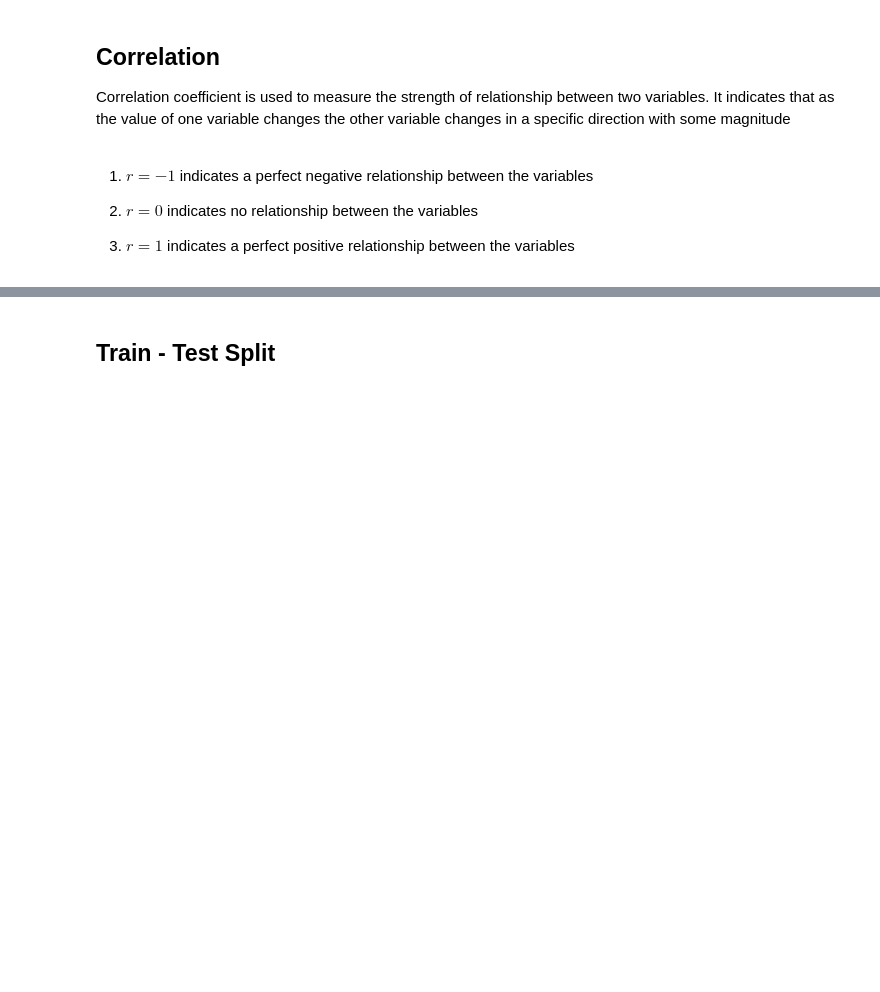
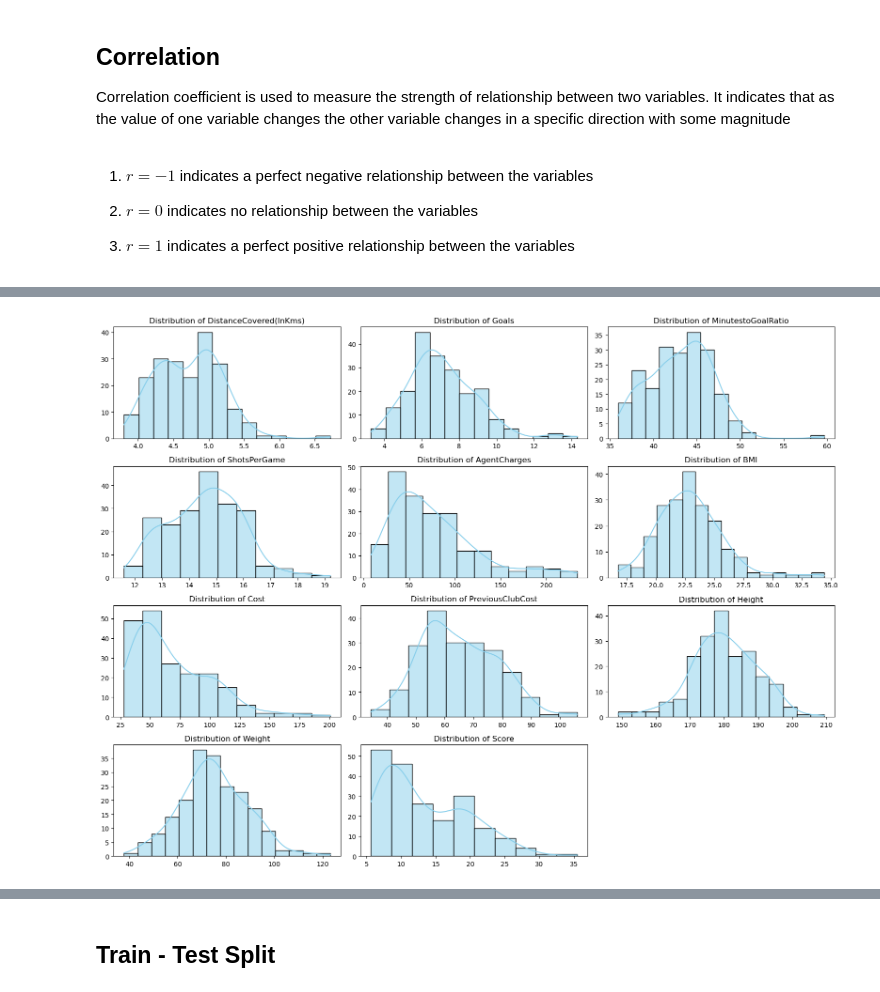
Before and after one commit to Kurodataio/Linear-Regression-Model-Project-with-EPL-Soccer-Player-Dataset, a Jupyter notebook: lr-soccer-scores.ipynb, the cells around one changed output, grey strips where cells are left out. Drawn from its saved outputs; the diff is of its cells as text; code cells hidden in the pictures; blank space fills up the shorter version.

```diff
--- a/lr-soccer-scores.ipynb
+++ b/lr-soccer-scores.ipynb
@@ -178,6 +178,28 @@ df.select_dtypes(include="number").corr()
 #     plt.title(f"Scatter plot between {col1} and {col2}")
 #     plt.tight_layout()
 #     plt.show()
+# %%
+# ==============================================================================
+# 3. UNIVARIATE ANALYSIS
+# ==============================================================================
+# Distribution of umeric columns
+
+numeric_cols = df.select_dtypes(include=[np.number]).columns.tolist()
+
+# Plot distributions for key performance and financial metrics
+plt.figure(figsize=(16, 12))
+for i, col in enumerate(numeric_cols, 1):
+    plt.subplot(4, 3, i)
+    sns.histplot(df[col], kde=True, color='skyblue')
+    plt.title(f'Distribution of {col}')
+    plt.xlabel('')
+    plt.ylabel('')
+
+plt.tight_layout()
+plt.savefig(f"images/distribution_of_numeric_values.png")  # Save plot title images
+plt.show()
+# %% [output]
+[figure, added]
 # %%
 target_col = 'Score'
 other_cols = [c for c in num_cols if c != target_col]
```
Also changed, not shown: parts of 5 cells of this notebook, 2 other files.
